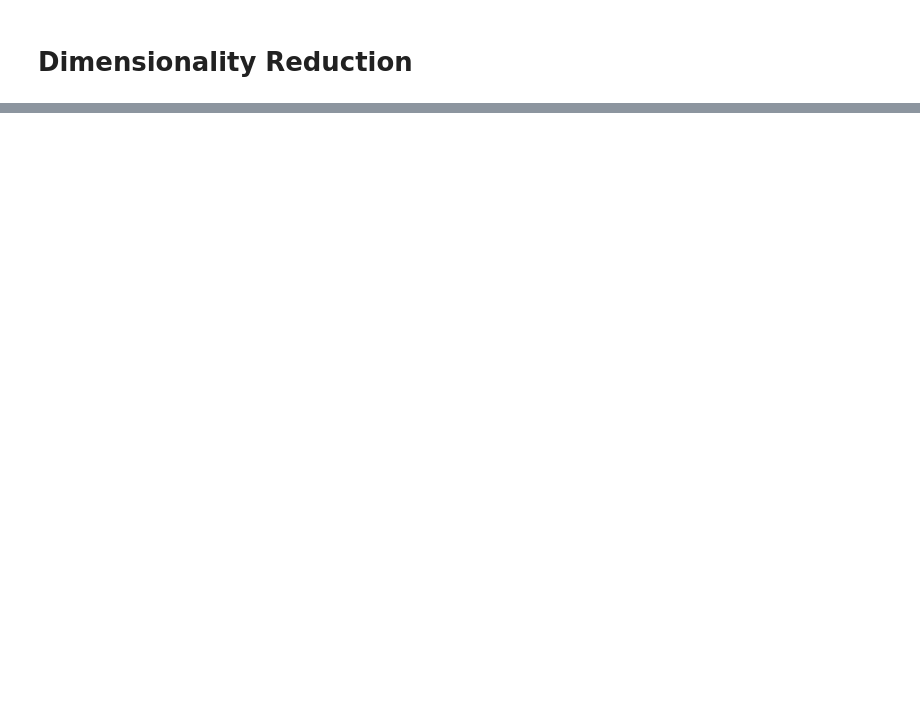
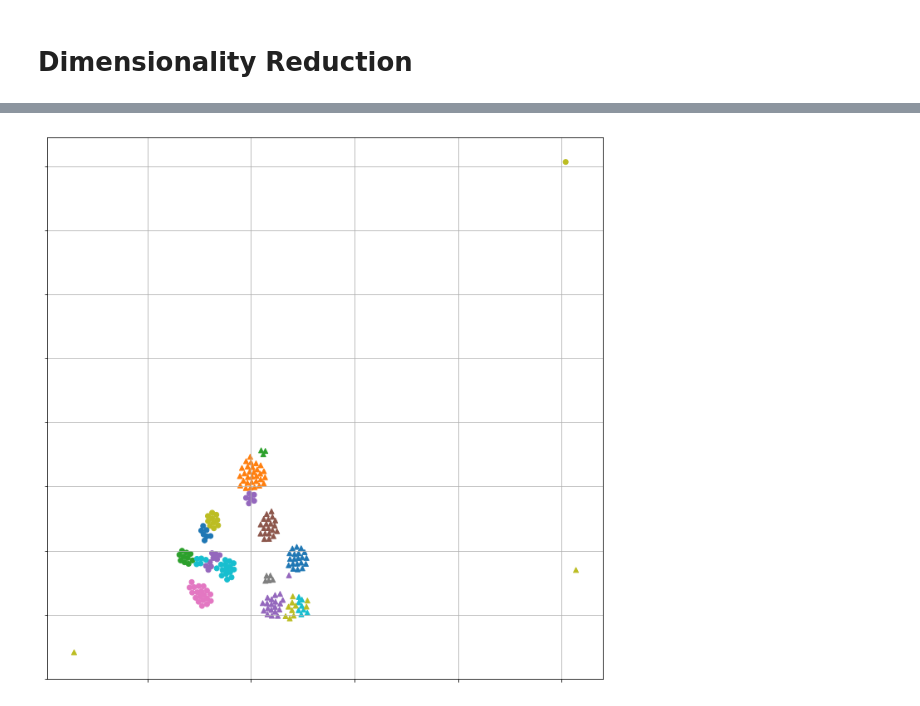
Before and after one commit to oscarknagg/voicemap, a Jupyter notebook: notebooks/Embedding_Space_Visualisation.ipynb, the cells around one changed output, grey strips where cells are left out. Saved outputs shown, nothing was run; the diff lists cells and outputs as text; code cells hidden in the pictures; blank space fills up the shorter version.

Commit message:
Updated embedding notebook

```diff
--- a/notebooks/Embedding_Space_Visualisation.ipynb
+++ b/notebooks/Embedding_Space_Visualisation.ipynb
@@ -77,22 +93,24 @@ X.shape
 # %%
 n_speakers = 20
 m_samples = 10
-n_random_speakers = train.df['speaker_id'].sample(n_speakers).values
+n_random_speakers = valid.df['speaker_id'].sample(n_speakers).values
 # %%
 # Get m samples from each speaker
-X, y = [], []
+X, y, indexes = [], [], []
 for i in n_random_speakers:
-    ids = train.df[train.df['speaker_id']==i]['id'].sample(m_samples).values
+    ids = valid.df[valid.df['speaker_id']==i]['id'].sample(m_samples).values
     Z = [train[i] for i in ids]
     X_ = np.stack(zip(*Z)[0])[:, :, np.newaxis]
     y_ = np.stack(zip(*Z)[1])[:, np.newaxis]
     [X_, _], _ = whiten_downsample(([X_, X_], []))
 
     X.append(X_)
-    y.append(ids)
+    y.append(y_[:, 0])
+    indexes.append(ids)
 
 X = np.concatenate(X)
 y = np.concatenate(y)
+indexes = np.concatenate(indexes)
 # %% [markdown]
 # Embed
 # %%
@@ -117,5 +132,5 @@ mds_embeddings.shape
 # %%
-tsne = TSNE(perplexity=30,learning_rate=500)
+tsne = TSNE(perplexity=30,learning_rate=1000, early_exaggeration=1)
 
 tsne_embeddings = tsne.fit_transform(embeddings)
 tsne_embeddings.shape
@@ -125,5 +148,5 @@ two_d_embeddings = tsne_embeddings
 # %%
-gender_markers = np.array([0 if train.df[train.df['id']==i]['sex'].values[0] == 'M' else 1 for i in y])
+gender_markers = np.array([0 if train.df[train.df['id']==i]['sex'].values[0] == 'M' else 1 for i in indexes])
 # %%
 Z = np.hstack([two_d_embeddings, y[:, np.newaxis], gender_markers[:, np.newaxis]])
 m = Z[Z[:, 3] == 0]
@@ -132,11 +157,19 @@ m.shape, f.shape
 # %%
 plt.figure(figsize=(12,12))
 
-plt.scatter(m[:, 0], m[:, 1], c=m[:, 2], marker='o')
-plt.scatter(f[:, 0], f[:, 1], c=f[:, 2], marker='x')
+ax = plt.axes()
+ax.scatter(m[:, 0], m[:, 1], c=[np.unique(m[:, 2]).tolist().index(i) for i in m[:, 2]],
+           marker='o', cmap='tab10')
+ax.scatter(f[:, 0], f[:, 1], c=[np.unique(f[:, 2]).tolist().index(i) for i in f[:, 2]],
+           marker='^', cmap='tab10')
 
-# for x_, y_, idx in zip(two_d_embeddings[:, 0], two_d_embeddings[:, 1], y):
-#     plt.text(x_, y_, idx)
+# for x_, y_, idx, speaker_id in zip(two_d_embeddings[:, 0], two_d_embeddings[:, 1], indexes, y):
+#     if np.random.random() < 0.025:
+#         plt.text(x_, y_, idx)
 
+ax.axes.set_xticklabels([])
+ax.axes.set_yticklabels([])
 plt.grid()
 plt.show()
+# %% [output]
+[figure, added]
```
Also changed, not shown: parts of 20 cells of this notebook, 1 other file.
